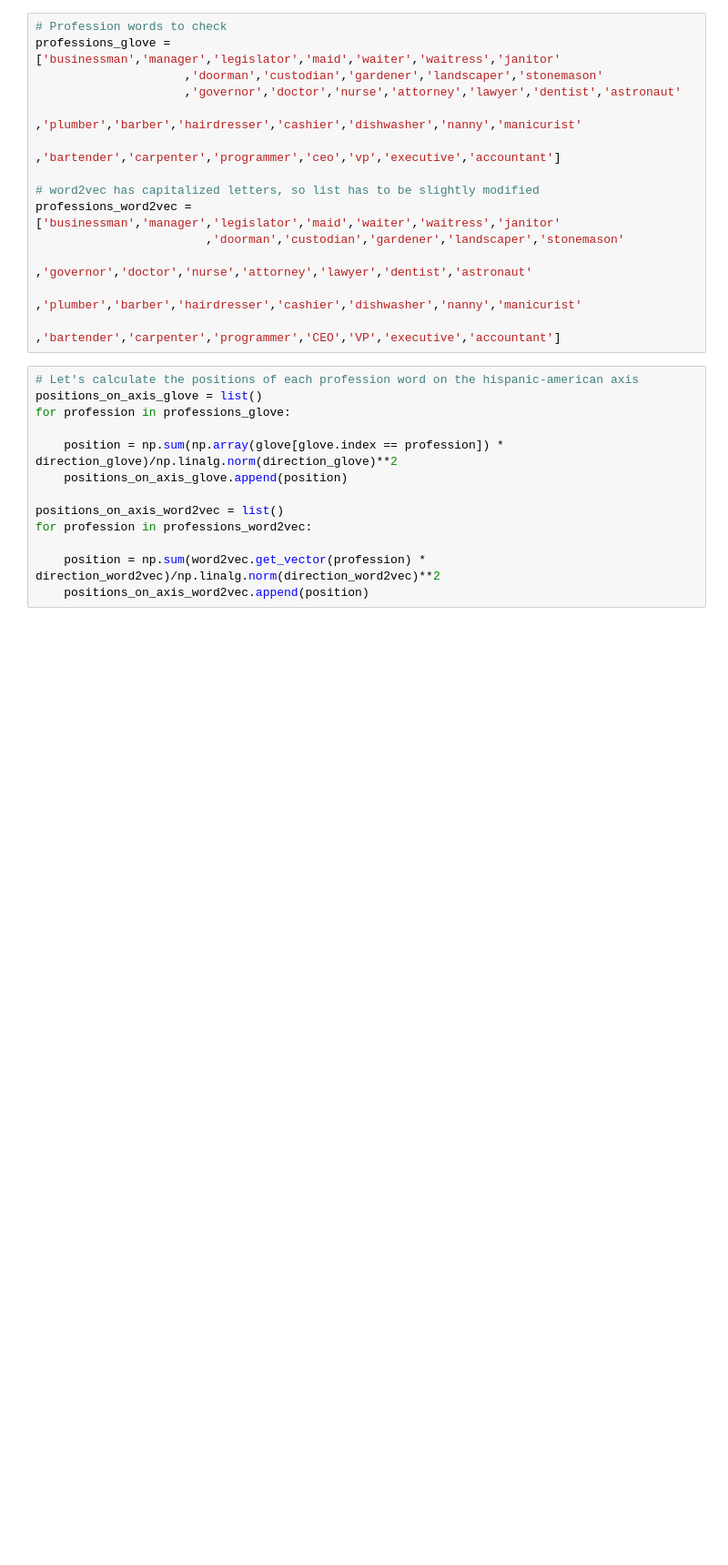
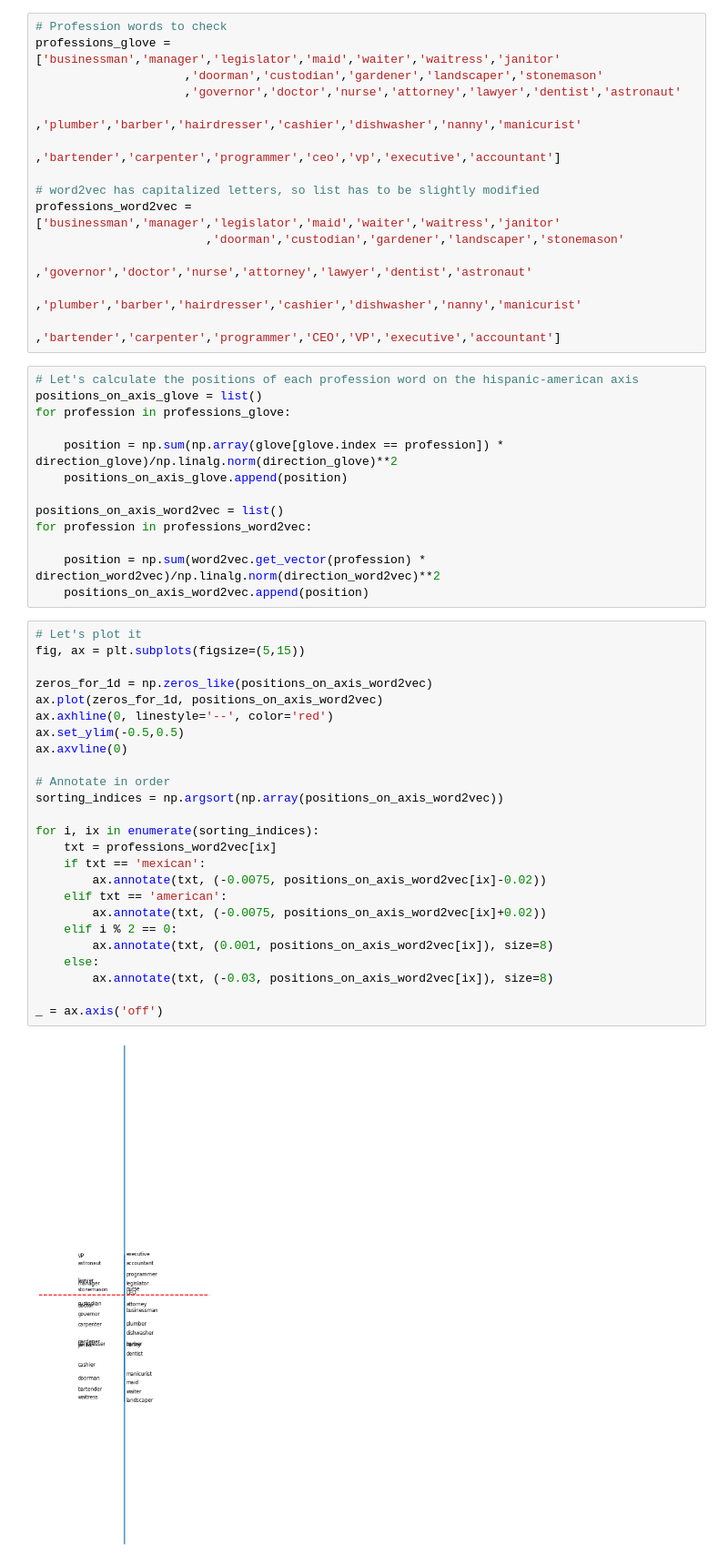
Before and after one commit to acapunay-berkeley/w266_final_project_bias_in_word_embeddings, a Jupyter notebook: similarity_of_positions_in_embeddings.ipynb, the cells around one changed output. Shown at 91% size. Saved outputs shown, nothing was run; the diff lists cells and outputs as text; blank space fills up the shorter version.

```diff
--- a/similarity_of_positions_in_embeddings.ipynb
+++ b/similarity_of_positions_in_embeddings.ipynb
@@ -87,6 +59,33 @@ for profession in professions_word2vec:
 
     position = np.sum(word2vec.get_vector(profession) * direction_word2vec)/np.linalg.norm(direction_word2vec)**2
     positions_on_axis_word2vec.append(position)
+# %%
+# Let's plot it
+fig, ax = plt.subplots(figsize=(5,15))
+
+zeros_for_1d = np.zeros_like(positions_on_axis_word2vec)
+ax.plot(zeros_for_1d, positions_on_axis_word2vec)
+ax.axhline(0, linestyle='--', color='red')
+ax.set_ylim(-0.5,0.5)
+ax.axvline(0)
+
+# Annotate in order
+sorting_indices = np.argsort(np.array(positions_on_axis_word2vec))
+
+for i, ix in enumerate(sorting_indices):
+    txt = professions_word2vec[ix]
+    if txt == 'mexican':
+        ax.annotate(txt, (-0.0075, positions_on_axis_word2vec[ix]-0.02))
+    elif txt == 'american':
+        ax.annotate(txt, (-0.0075, positions_on_axis_word2vec[ix]+0.02))
+    elif i % 2 == 0:
+        ax.annotate(txt, (0.001, positions_on_axis_word2vec[ix]), size=8)
+    else:
+        ax.annotate(txt, (-0.03, positions_on_axis_word2vec[ix]), size=8)
+
+_ = ax.axis('off')
+# %% [output]
+[figure, added]
 # %%
 fig, ax = plt.subplots(figsize=(8,8))
 
```
Also changed, not shown: parts of 5 cells of this notebook, 18 other files.
